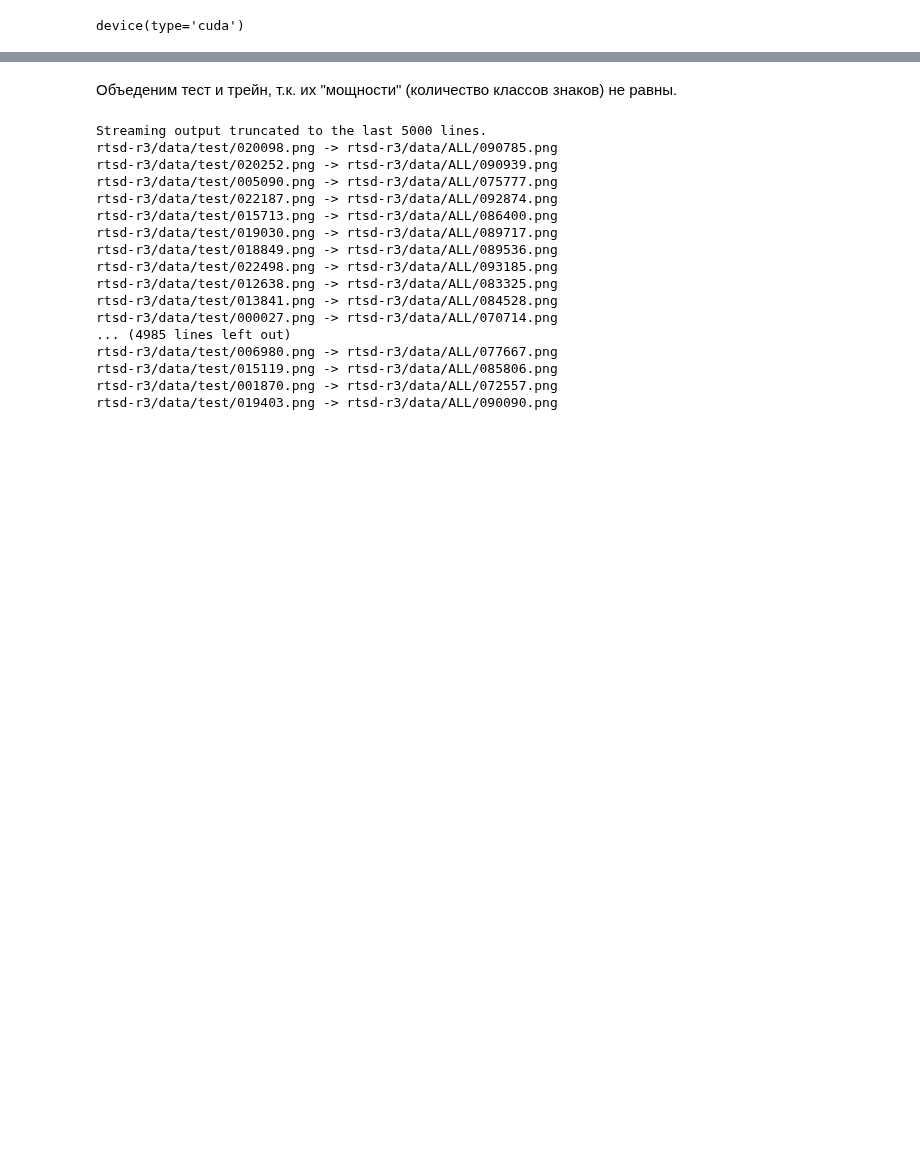
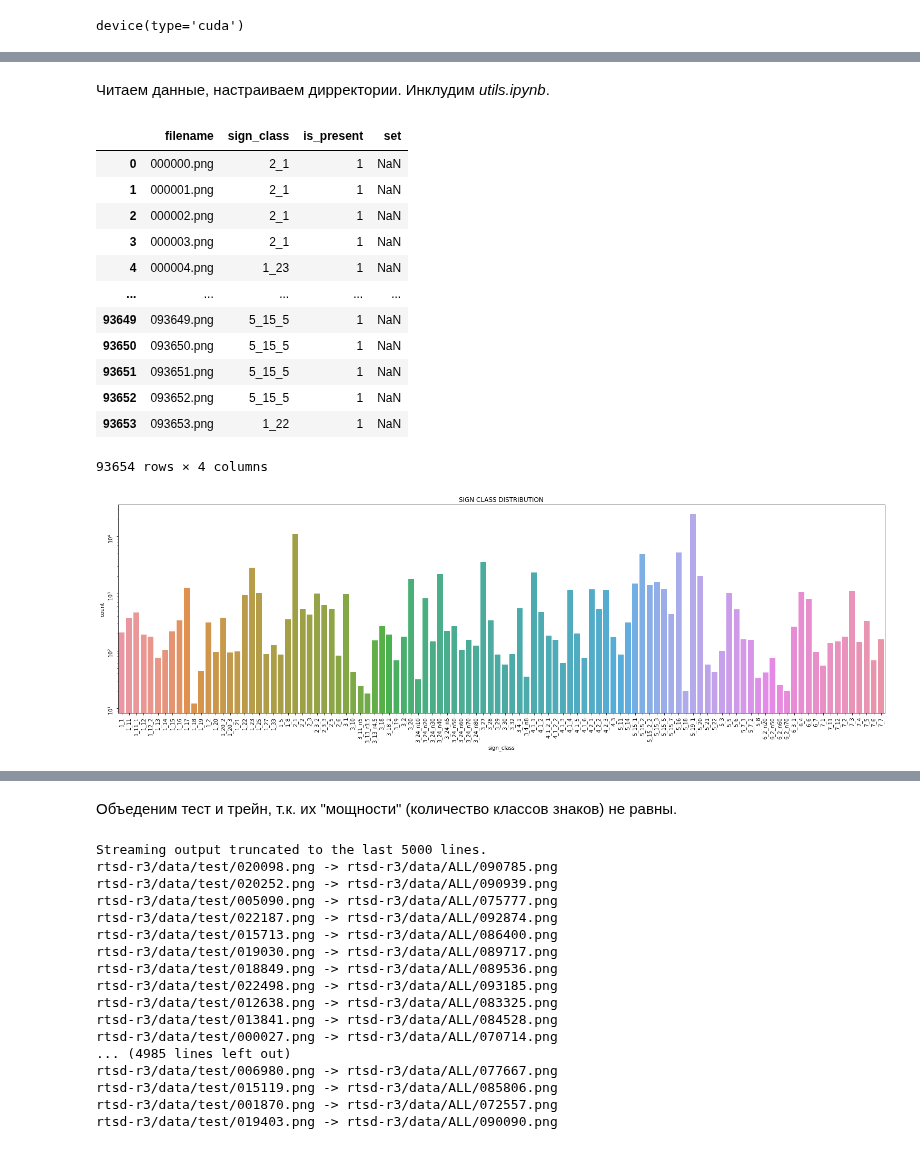
Before and after one commit to lsd-maddrive/adas_system, a Jupyter notebook: notebooks/1_ClassifierResearch.ipynb, the cells around one changed output, grey strips where cells are left out. Drawn from its saved outputs; the diff is of its cells as text; code cells hidden in the pictures; blank space fills up the shorter version.

```diff
--- a/notebooks/1_ClassifierResearch.ipynb
+++ b/notebooks/1_ClassifierResearch.ipynb
@@ -113,0 +45,33 @@ plt.tight_layout()
+# %% [markdown]
+Читаем данные, настраиваем дирректории. Инклудим *utils.ipynb*.
+# %%
+%run utils.ipynb
+PROJECT_ROOT = pathlib.Path(os.path.join(os.curdir, os.pardir))
+DATA_DIR = PROJECT_ROOT / 'data'
+
+gt = pd.read_csv(DATA_DIR / 'gt.csv')
+GT_SRC_LEN = len(gt.index)
+display(gt)
+
+_, ax = plt.subplots(nrows=1, ncols=1, figsize=(21, 7))
+ax.tick_params(labelrotation=90)
+
+g = sns.countplot(x='sign_class', data=gt,  order=sorted(gt['sign_class'].value_counts().index.tolist()));
+g.set_yscale("log")
+ax.set_title('SIGN CLASS DISTRIBUTION')
+plt.tight_layout()
+# %% [output]
+|  | filename | sign_class | is_present | set |
+| 0 | 000000.png | 2_1 | 1 | NaN |
+| 1 | 000001.png | 2_1 | 1 | NaN |
+| 2 | 000002.png | 2_1 | 1 | NaN |
+| 3 | 000003.png | 2_1 | 1 | NaN |
+| 4 | 000004.png | 1_23 | 1 | NaN |
+| ... | ... | ... | ... | ... |
+| 93649 | 093649.png | 5_15_5 | 1 | NaN |
+| 93650 | 093650.png | 5_15_5 | 1 | NaN |
+| 93651 | 093651.png | 5_15_5 | 1 | NaN |
+| 93652 | 093652.png | 5_15_5 | 1 | NaN |
+| 93653 | 093653.png | 1_22 | 1 | NaN |
+93654 rows × 4 columns
+[figure, added]
```
Also changed, not shown: parts of 14 cells of this notebook, 9 other files.
